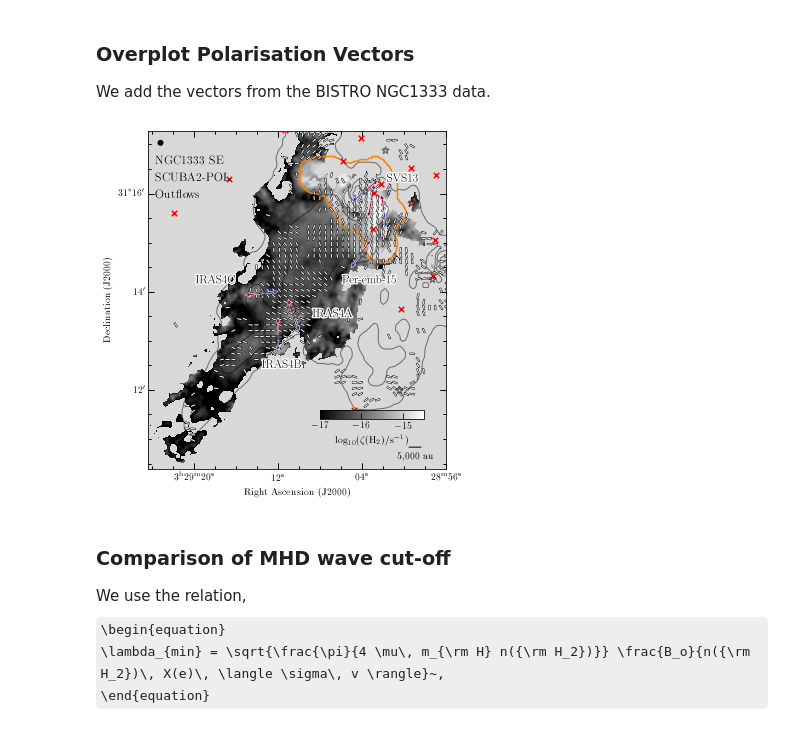
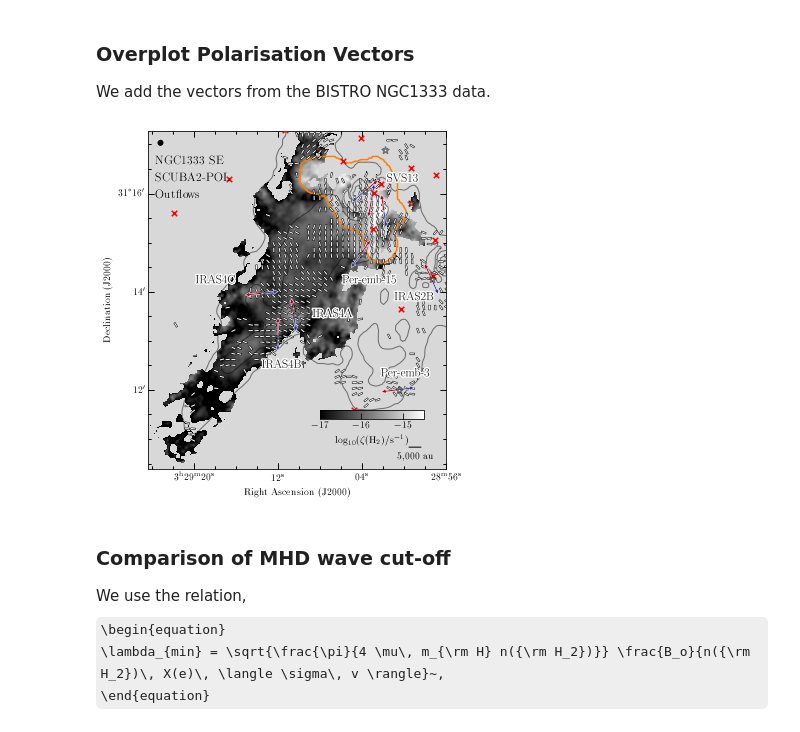
Before and after one commit to jpinedaf/NGC1333_NOEMA_Ions, a Jupyter notebook: NGC1333_Ions_Calculations.ipynb, the cells around one changed output. Saved outputs shown, nothing was run; the diff lists cells and outputs as text; code cells hidden in the pictures; some formulas as TeX source.

Commit message:
General updates -added FITS files with RH, RD, zeta, and X(e) -updated figures and calculations from notebook

```diff
--- a/NGC1333_Ions_Calculations.ipynb
+++ b/NGC1333_Ions_Calculations.ipynb
@@ -889,6 +899,7 @@ Also, we will use the density derived from Herschel and also assume a density of
 # %%
 # Results from Caselli+2002
 zeta = (7.5e-4 * xe_fd + 4.6e-10/f_D) * xe_fd * R_H * (n_H2 * u.cm**3)
+zeta[xe_fd < 0.0] = np.nan
 # zeta = (7.1e-4 * xe_fd + 7.38e-10/f_D) * xe_fd * R_H * (n_H2 * u.cm**3)
 log_zeta = np.log10(zeta).value
 
@@ -1074,7 +1105,12 @@ dec_xray =  data_xray['dg'] + (data_xray['mm'] + data_xray['ss.ss'] / 60.) /60.
 # %%
+#
+ra_iras2b = 15*(3 + (28 + 57.37/60.)/60.) * u.deg
+dec_iras2b = (31 + (14 + 15.77/60.)/60.) * u.deg
+PA_iras2b = 24.0
+#
 ra_iras4a = 15*(3 + (29 + 10.5/60.)/60.) * u.deg
 dec_iras4a = (31 + (13 + 31.5/60.)/60.) * u.deg
-PA_iras4a = 19.2
+PA_iras4a = 8.0
 #
 ra_iras4b = 15*(3 + (29 + 12.0/60.)/60.) * u.deg
 dec_iras4b = (31 + (13 + 08.1/60.)/60.) * u.deg
@@ -1099,6 +1135,10 @@ PA_svs13c = 8.0
 ra_per_emb_15 = 15*(3 + (29 + 4.1/60.)/60.) * u.deg
 dec_per_emb_15 = (31 + (14 + 46.2/60.)/60.) * u.deg
 PA_per_emb_15 = -35.0
+#
+ra_per_emb_3 = 15*(3 + (29 + 0.58/60.)/60.) * u.deg
+dec_per_emb_3 = (31 + (12 + 0.2/60.)/60.) * u.deg
+PA_per_emb_3 = 97.0
 # %%
 text_color = 'black'
 
@@ -1144,6 +1184,7 @@ fig.text(xpos_lab3, ypos_lab3, ' Outflows', transform=ax.transAxes,
                 horizontalalignment='left', color=text_color, size=12)
 
 # Add YSO outflows
+pos_iras2b = SkyCoord(ra_iras2b, dec_iras2b, frame='fk5')
 pos_iras4a = SkyCoord(ra_iras4a, dec_iras4a, frame='fk5')
 pos_iras4b = SkyCoord(ra_iras4b, dec_iras4b, frame='fk5')
 pos_iras4c = SkyCoord(ra_iras4c, dec_iras4c, frame='fk5')
@@ -1151,10 +1192,15 @@ pos_svs13a = SkyCoord(ra_svs13a, dec_svs13a, frame='fk5')
 pos_svs13b = SkyCoord(ra_svs13b, dec_svs13b, frame='fk5')
 pos_svs13c = SkyCoord(ra_svs13c, dec_svs13c, frame='fk5')
 pos_per_emb_15 = SkyCoord(ra_per_emb_15, dec_per_emb_15, frame='fk5')
+pos_per_emb_3 = SkyCoord(ra_per_emb_3, dec_per_emb_3, frame='fk5')
 pos_yso_list = [pos_iras4a, pos_iras4b, pos_iras4c,
-                pos_svs13a, pos_svs13b, pos_svs13c, pos_per_emb_15]
+                pos_svs13a, pos_svs13b, pos_svs13c,
+                pos_per_emb_15, pos_per_emb_3,
+                pos_iras2b]
 PA_yso_list = [PA_iras4a, PA_iras4b, PA_iras4c,
-               PA_svs13a, PA_svs13b, PA_svs13c, PA_per_emb_15]
+               PA_svs13a, PA_svs13b, PA_svs13c,
+               PA_per_emb_15, PA_per_emb_3,
+               PA_iras2b]
 #
 for pos_yso_i, PA_i in zip(pos_yso_list, PA_yso_list):
     angles_yso_i = np.array([PA_i, PA_i + 180])*u.deg
@@ -1173,34 +1219,42 @@ color_YSO = 'k'
 # SVS 13
 txt = fig.text(0.8, 0.85, 'SVS13', transform=ax.transAxes, weight='semibold',
                 horizontalalignment='left', color='k', size=12)
 txt.set_path_effects([PathEffects.withStroke(linewidth=2.5, foreground='w')])
 # Per-emb-15
 txt = fig.text(0.65, 0.55, 'Per-emb-15', transform=ax.transAxes, weight='semibold',
                 horizontalalignment='left', color='k', size=12)
 txt.set_path_effects([PathEffects.withStroke(linewidth=2.5, foreground='w')])
+# IRAS 2B
+txt = fig.text(0.825, 0.5, 'IRAS2B', transform=ax.transAxes, weight='semibold',
+                horizontalalignment='left', color=color_YSO, size=12)
+txt.set_path_effects([PathEffects.withStroke(linewidth=2.5, foreground='w')])
+# Per-emb-3
+txt = fig.text(0.78, 0.275, 'Per-emb-3', transform=ax.transAxes, weight='semibold',
+                horizontalalignment='left', color='k', size=12)
+txt.set_path_effects([PathEffects.withStroke(linewidth=2.5, foreground='w')])
 # IRAS 4A
 txt = fig.text(0.55, 0.45, 'IRAS4A', transform=ax.transAxes, weight='semibold',
                 horizontalalignment='left', color=color_YSO, size=12)
 txt.set_path_effects([PathEffects.withStroke(linewidth=2.5, foreground='w')])
 # IRAS 4B
 txt = fig.text(0.38, 0.3, 'IRAS4B', transform=ax.transAxes, weight='semibold',
                 horizontalalignment='left', color=color_YSO, size=12)
 txt.set_path_effects([PathEffects.withStroke(linewidth=2.5, foreground='w')])
 # IRAS 4C
 txt = fig.text(0.3, 0.55, 'IRAS4C', transform=ax.transAxes, weight='bold',
                 horizontalalignment='right', color=color_YSO, size=12)
 txt.set_path_effects([PathEffects.withStroke(linewidth=2.5, foreground='w')])
 
 # Add X-Ray sources
 ax.scatter(ra_xray, dec_xray, marker='x', s=30, zorder=20,
            transform=ax.get_transform('world'), color='r')
 # Add active region selection
 ax.contour(mask_local_cr, levels=[0.5], colors='#ff7f00')
 
 plt.tight_layout()
 fig.savefig('figs/NGC1333_Zeta_gray.pdf', dpi=200, bbox_inches='tight')
 # %% [output]
-[figure, old version]
+[figure, new version]
 # %% [markdown]
 ### Comparison of MHD wave cut-off
 We use the relation,
```
Also changed, not shown: parts of 10 cells of this notebook, 25 other files.
